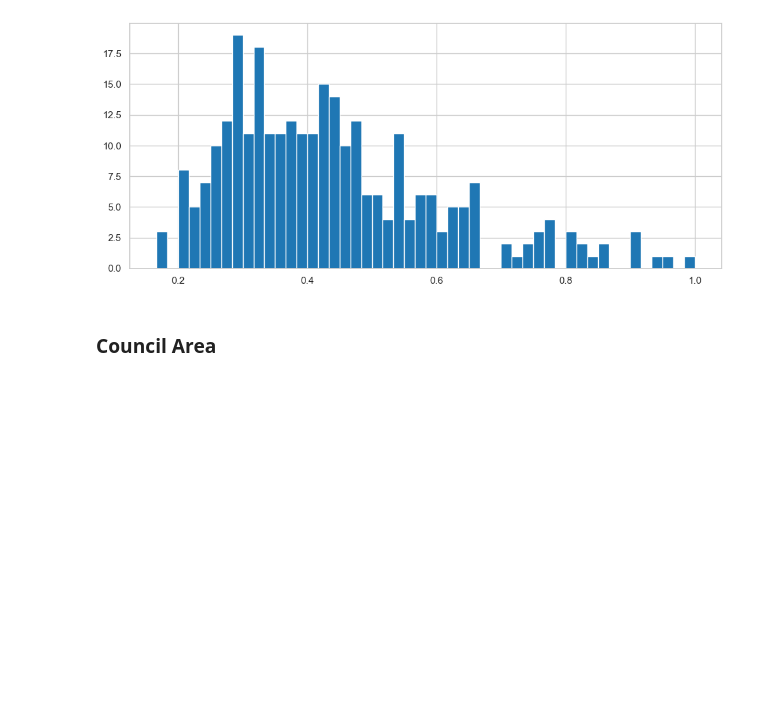
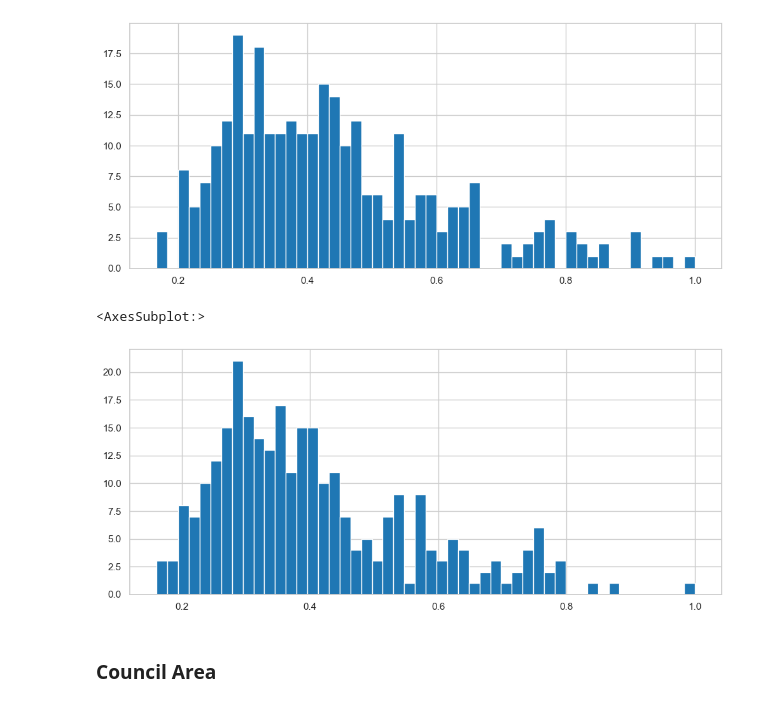
Before and after one commit to nil-andreu/machine-learning-posgrade, a Jupyter notebook: Project 2: Housing Price Prediction/House Pred.ipynb, the cells around one changed output. Cells and saved outputs as stored; diff of their text form; code cells hidden in the pictures; blank space fills up the shorter version.

```diff
--- a/Project 2: Housing Price Prediction/House Pred.ipynb
+++ b/Project 2: Housing Price Prediction/House Pred.ipynb
@@ -1000,14 +1001,13 @@ def set_price_mean_proportions(
     return df
 # %%
 # And we place those values into the dataframe
-train_set_processed = set_price_mean_proportions(train_set_processed, seller_means, 'SellerG')
-valid_set_processed = set_price_mean_proportions(valid_set_processed, seller_means, 'SellerG')
-test_set_processed = set_price_mean_proportions(test_set_processed, seller_means, 'SellerG')
+train_set_processed = set_price_proportions(train_set_processed, seller_mean, 'SellerG')
+valid_set_processed = set_price_proportions(valid_set_processed, seller_mean, 'SellerG')
+test_set_processed = set_price_proportions(test_set_processed, seller_mean, 'SellerG')
-# %%
-# And remove the SellerG that will no longer be used
-train_set_processed.drop(['SellerG'], axis=1, inplace=True)
-valid_set_processed.drop(['SellerG'], axis=1, inplace=True)
-test_set_processed.drop(['SellerG'], axis=1, inplace=True)
+# %%
+train_set_processed = set_price_proportions(train_set_processed, seller_median, 'SellerG', '_price_median_prop')
+valid_set_processed = set_price_proportions(valid_set_processed, seller_median, 'SellerG', '_price_median_prop')
+test_set_processed = set_price_proportions(test_set_processed, seller_median, 'SellerG', '_price_median_prop')
 # %% [markdown]
 ### Suburb
 # %%
@@ -1047,5 +1047,6 @@ test_set_processed = classify_category(
     expensive_threshold=1.5e6,
 )
 # %%
-suburb_means = get_scoring_mean_price(train_set_processed, 'Suburb')
+suburb_mean = get_scoring_mean_price(train_set_processed, 'Suburb')
+suburb_median = get_scoring_median_price(train_set_processed, 'Suburb')
 # %%
@@ -1053,4 +1054,9 @@ suburb_means.price_mean_proportion.hist(bins=50)
 # %% [output]
 <AxesSubplot:>
 [figure]
+# %%
+suburb_median.price_median_proportion.hist(bins=50)
+# %% [output]
+<AxesSubplot:>
+[figure, added]
 # %%
```
Also changed, not shown: parts of 62 cells of this notebook.
